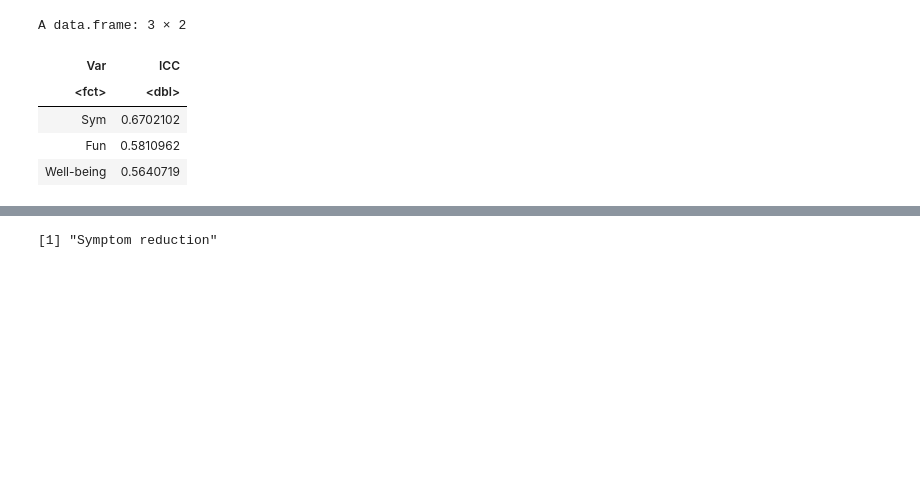
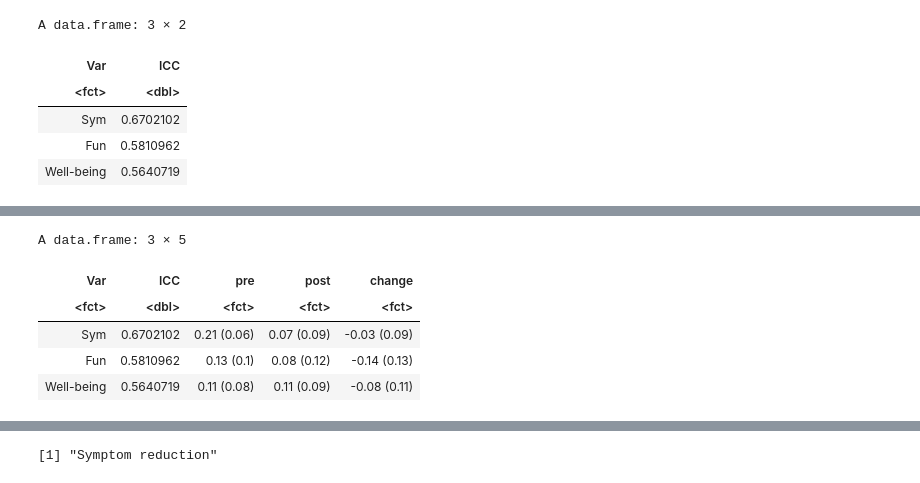
Before and after one commit to sin-ying-lin/phpTxOutcome, a Jupyter notebook: Code/MDD_BPD_Longitudinal/MDD_BPD_LMM.ipynb, the cells around one changed output, grey strips where cells are left out. Saved outputs shown, nothing was run; the diff lists cells and outputs as text; code cells hidden in the pictures; blank space fills up the shorter version.

```diff
--- a/Code/MDD_BPD_Longitudinal/MDD_BPD_LMM.ipynb
+++ b/Code/MDD_BPD_Longitudinal/MDD_BPD_LMM.ipynb
@@ -447,3 +747,12 @@ for (i in 1:3){
+# %%
+table1
+# %% [output]
+A data.frame: 3 × 5
+| Var | ICC | pre | post | change |
+| <fct> | <dbl> | <fct> | <fct> | <fct> |
+| Sym | 0.6702102 | 0.21 (0.06) | 0.07 (0.09) | -0.03 (0.09) |
+| Fun | 0.5810962 | 0.13 (0.1) | 0.08 (0.12) | -0.14 (0.13) |
+| Well-being | 0.5640719 | 0.11 (0.08) | 0.11 (0.09) | -0.08 (0.11) |
 # %%
 mean_sdc =
 dfLongMDDComplete %>%
```
Also changed, not shown: parts of 15 cells of this notebook, 6 other files.
